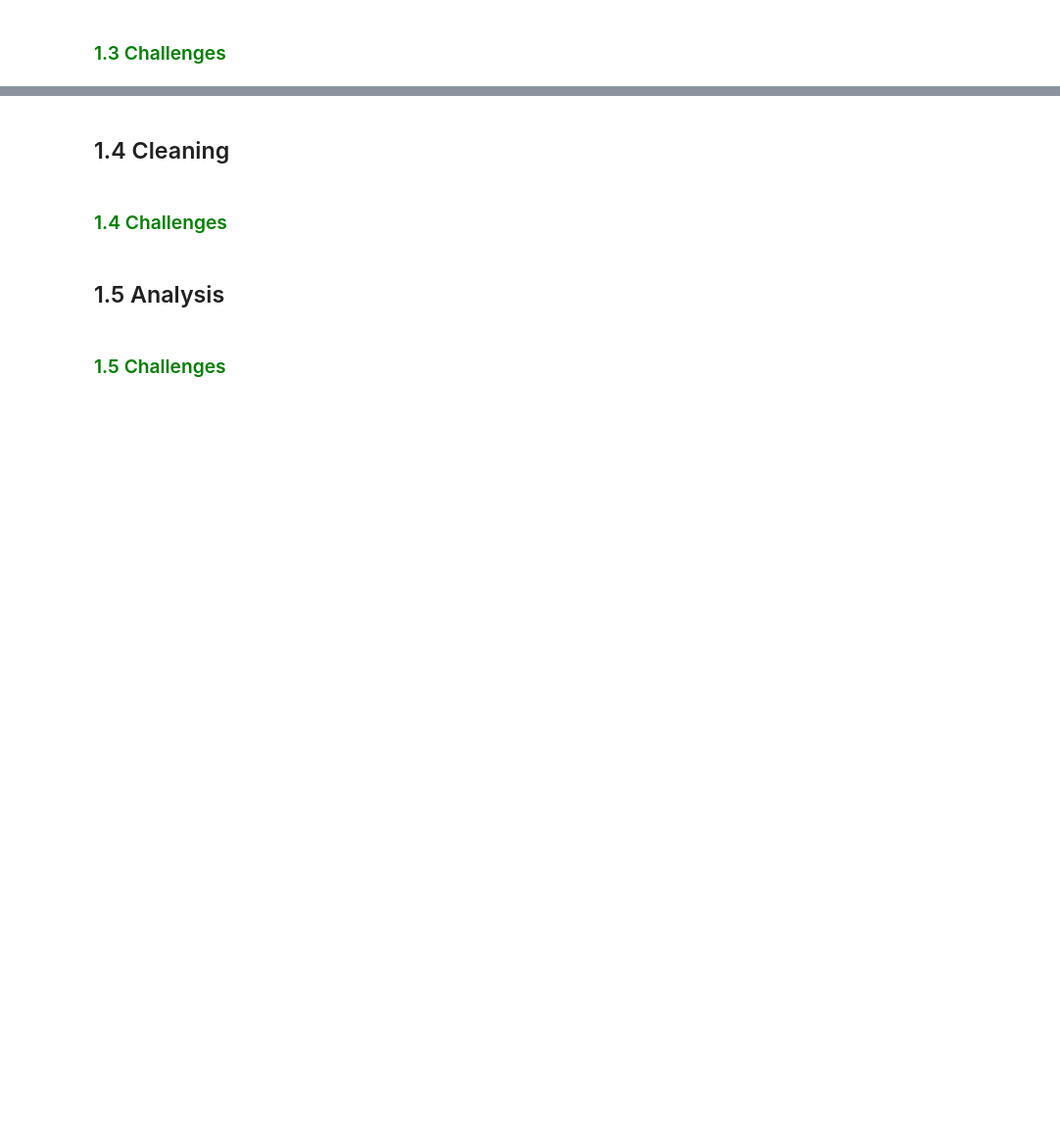
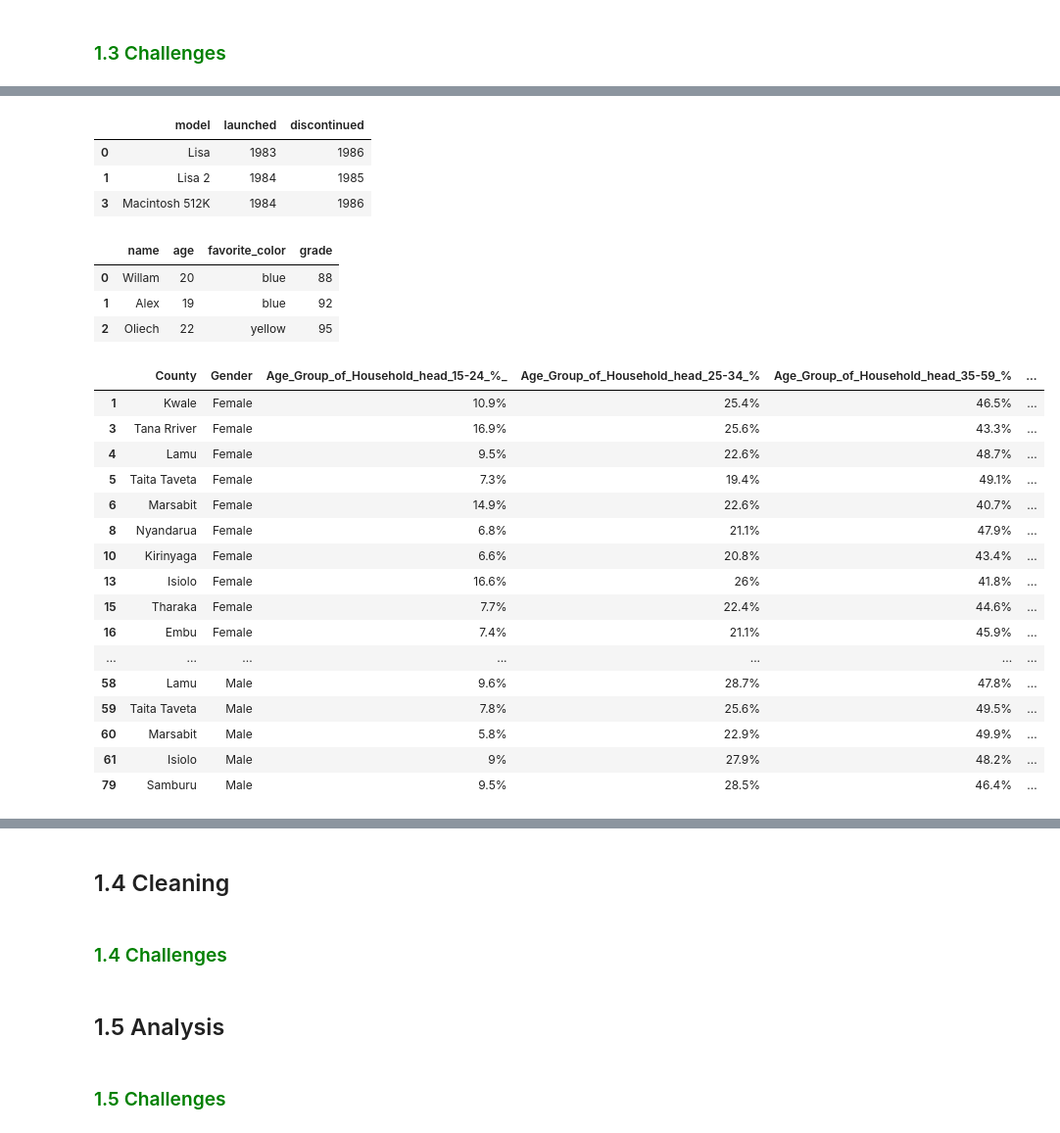
Before and after one commit to stogaja/DATA-SCIENCE, a Jupyter notebook: TUESDAY/Pandas_Basics_II (1).ipynb, the cells around one changed output, grey strips where cells are left out. Shown: that part at 98% size. Drawn from its saved outputs; the diff is of its cells as text; code cells hidden in the pictures; blank space fills up the shorter version.

```diff
--- a/TUESDAY/Pandas_Basics_II (1).ipynb
+++ b/TUESDAY/Pandas_Basics_II (1).ipynb
@@ -439,9 +600,16 @@ data = {'model': ['Lisa', 'Lisa 2', 'Macintosh 128K', 'Macintosh 512K'],
 columns = ['model', 'launched', 'discontinued']
 
 # Get the rows where the column model contains Lisa
-OUR CODE GOES HERE
+df = pd.DataFrame(data, columns = columns)
+df[df['model'].isin(['Lisa'])]
 
 # Get the rows where the column model does not contain Macintosh 128K
+df[~df['model'].isin(['Macintosh 128K'])]
+# %% [output]
+|  | model | launched | discontinued |
+| 0 | Lisa | 1983 | 1986 |
+| 1 | Lisa 2 | 1984 | 1985 |
+| 3 | Macintosh 512K | 1984 | 1986 |
 # %%
 # Challenge 3
 # Select the rows with the value blue or yellow from the Dataframe below
@@ -451,14 +619,44 @@ data = {'name': ['Willam', 'Alex', 'Oliech', 'Julie'],
 'favorite_color': ['blue', 'blue', 'yellow', "green"],
 'grade': [88, 92, 95, 70]}
 
-OUR CODE GOES HERE
+df = pd.DataFrame(data, columns = ['name', 'age', 'favorite_color', 'grade'])
+df
+
+df[df['favorite_color'].isin(['blue', 'yellow'])]
+# %% [output]
+|  | name | age | favorite_color | grade |
+| 0 | Willam | 20 | blue | 88 |
+| 1 | Alex | 19 | blue | 92 |
+| 2 | Oliech | 22 | yellow | 95 |
 # %%
 # Challenge 4
 # Using the following dataset, which counties have less than 50,000 households?
 # url = http://bit.ly/KeHouseholds1
 # This dataset shows the distribution of households based on their age group, gender and household head.
-#
-OUR CODE GOES HERE
+# Let's read the dataframe from the csv file
+df = pd.read_csv('Percentage_Distribution_of_Households_by_Age_and_Sex_of_Household_Head.csv')
+df.head()
+
+# let's select counties with less than 50000 households
+df[df['Number_of_households'] < 50000]
+# %% [output]
+|  | County | Gender | Age_Group_of_Household_head_15-24_%_ | Age_Group_of_Household_head_25-34_% | Age_Group_of_Household_head_35-59_% | ... |
+| 1 | Kwale | Female | 10.9% | 25.4% | 46.5% | ... |
+| 3 | Tana Rriver | Female | 16.9% | 25.6% | 43.3% | ... |
+| 4 | Lamu | Female | 9.5% | 22.6% | 48.7% | ... |
+| 5 | Taita Taveta | Female | 7.3% | 19.4% | 49.1% | ... |
+| 6 | Marsabit | Female | 14.9% | 22.6% | 40.7% | ... |
+| 8 | Nyandarua | Female | 6.8% | 21.1% | 47.9% | ... |
+| 10 | Kirinyaga | Female | 6.6% | 20.8% | 43.4% | ... |
+| 13 | Isiolo | Female | 16.6% | 26% | 41.8% | ... |
+| 15 | Tharaka | Female | 7.7% | 22.4% | 44.6% | ... |
+| 16 | Embu | Female | 7.4% | 21.1% | 45.9% | ... |
+| ... | ... | ... | ... | ... | ... | ... |
+| 58 | Lamu | Male | 9.6% | 28.7% | 47.8% | ... |
+| 59 | Taita Taveta | Male | 7.8% | 25.6% | 49.5% | ... |
+| 60 | Marsabit | Male | 5.8% | 22.9% | 49.9% | ... |
+| 61 | Isiolo | Male | 9% | 27.9% | 48.2% | ... |
+| 79 | Samburu | Male | 9.5% | 28.5% | 46.4% | ... |
 # %%
 # Challenge 5
 # Using the following dataset, Which top 3 municipalities have the highest population?
```
Also changed, not shown: parts of 28 cells of this notebook, 5 other files.
